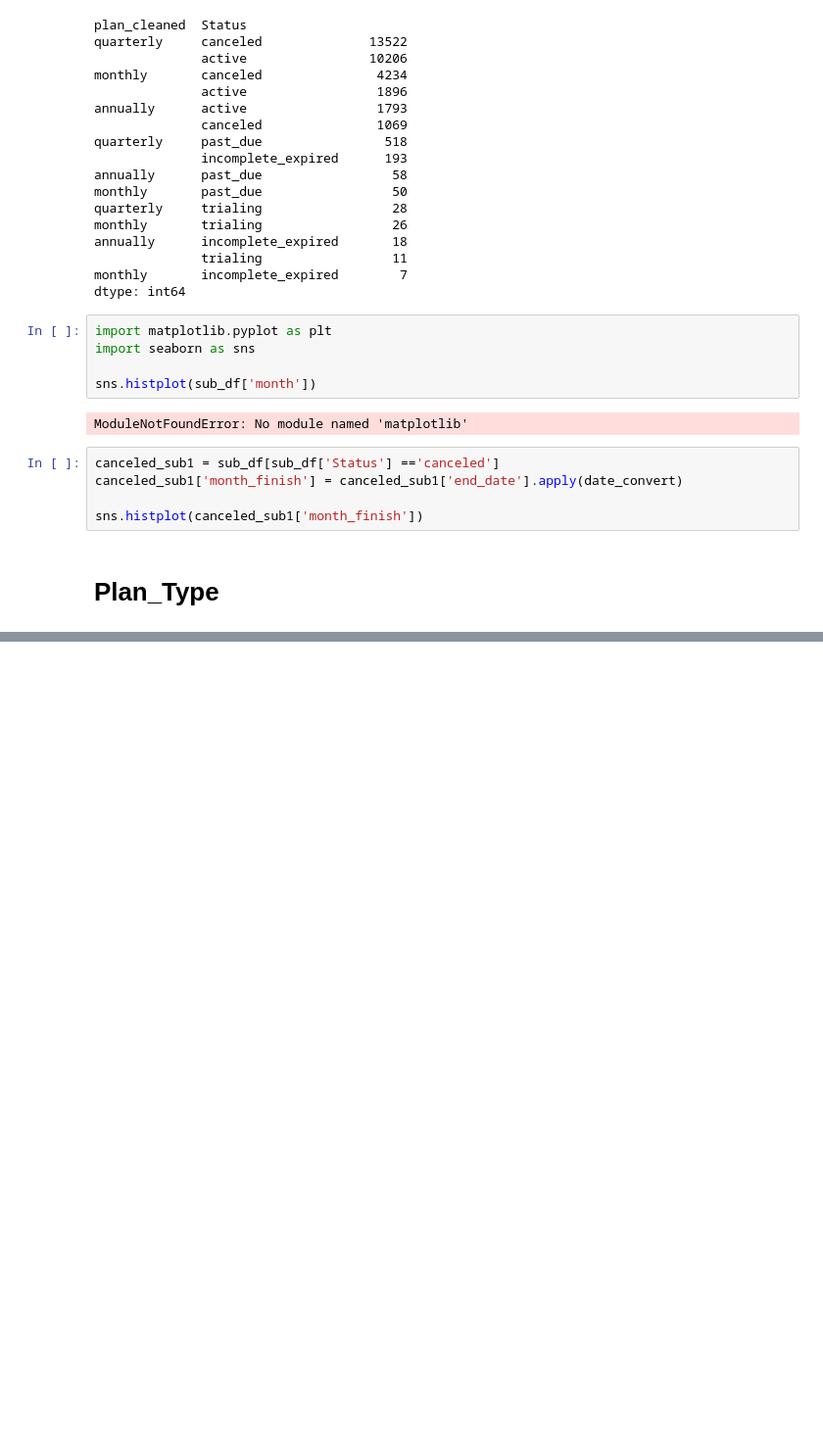
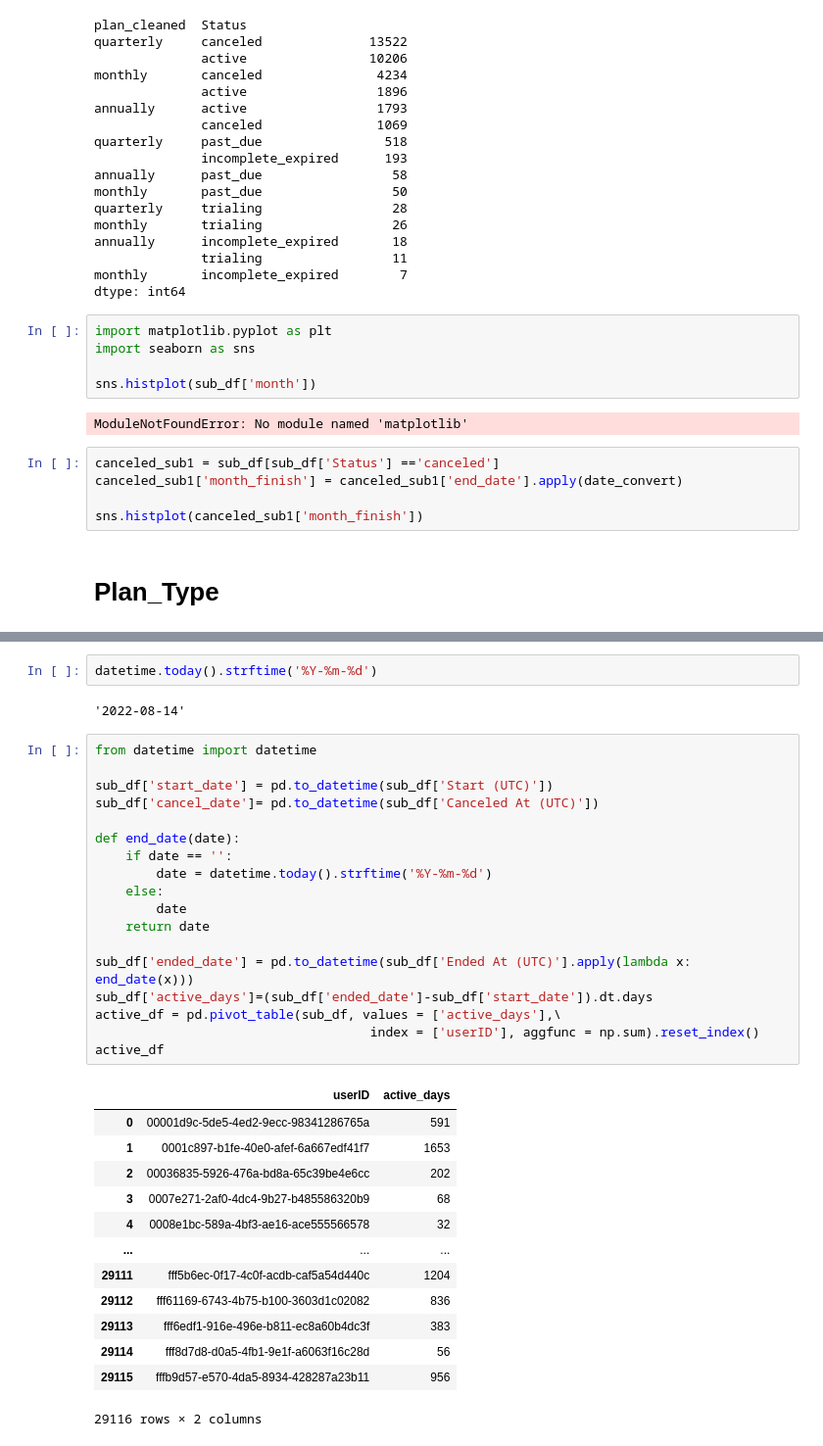
Before and after one commit to BenQuartermaine/customerclustering, a Jupyter notebook: notebooks/Subscription_data.ipynb, the cells around one changed output, grey strips where cells are left out. Shown at 98% size. Drawn from its saved outputs; the diff is of its cells as text; blank space fills up the shorter version.

```diff
--- a/notebooks/Subscription_data.ipynb
+++ b/notebooks/Subscription_data.ipynb
@@ -310,0 +368,36 @@ canceled_sub_new
+# %%
+datetime.today().strftime('%Y-%m-%d')
+# %% [output]
+'2022-08-14'
+# %%
+from datetime import datetime
+
+sub_df['start_date'] = pd.to_datetime(sub_df['Start (UTC)'])
+sub_df['cancel_date']= pd.to_datetime(sub_df['Canceled At (UTC)'])
+
+def end_date(date):
+    if date == '':
+        date = datetime.today().strftime('%Y-%m-%d')
+    else:
+        date
+    return date
+
+sub_df['ended_date'] = pd.to_datetime(sub_df['Ended At (UTC)'].apply(lambda x: end_date(x)))
+sub_df['active_days']=(sub_df['ended_date']-sub_df['start_date']).dt.days
+active_df = pd.pivot_table(sub_df, values = ['active_days'],\
+                                    index = ['userID'], aggfunc = np.sum).reset_index()
+active_df
+# %% [output]
+|  | userID | active_days |
+| 0 | 00001d9c-5de5-4ed2-9ecc-98341286765a | 591 |
+| 1 | 0001c897-b1fe-40e0-afef-6a667edf41f7 | 1653 |
+| 2 | 00036835-5926-476a-bd8a-65c39be4e6cc | 202 |
+| 3 | 0007e271-2af0-4dc4-9b27-b485586320b9 | 68 |
+| 4 | 0008e1bc-589a-4bf3-ae16-ace555566578 | 32 |
+| ... | ... | ... |
+| 29111 | fff5b6ec-0f17-4c0f-acdb-caf5a54d440c | 1204 |
+| 29112 | fff61169-6743-4b75-b100-3603d1c02082 | 836 |
+| 29113 | fff6edf1-916e-496e-b811-ec8a60b4dc3f | 383 |
+| 29114 | fff8d7d8-d0a5-4fb1-9e1f-a6063f16c28d | 56 |
+| 29115 | fffb9d57-e570-4da5-8934-428287a23b11 | 956 |
+29116 rows × 2 columns
```
Also changed, not shown: parts of 7 cells of this notebook.
